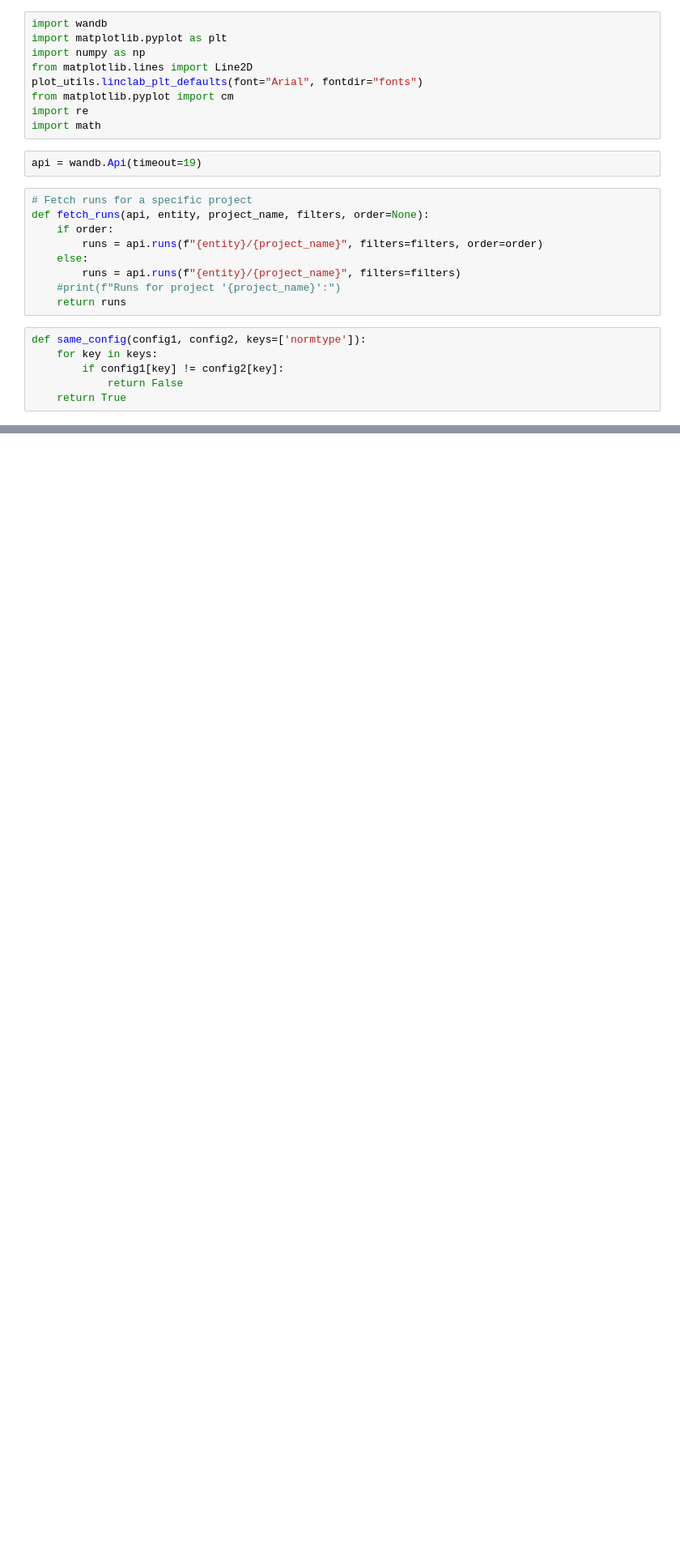
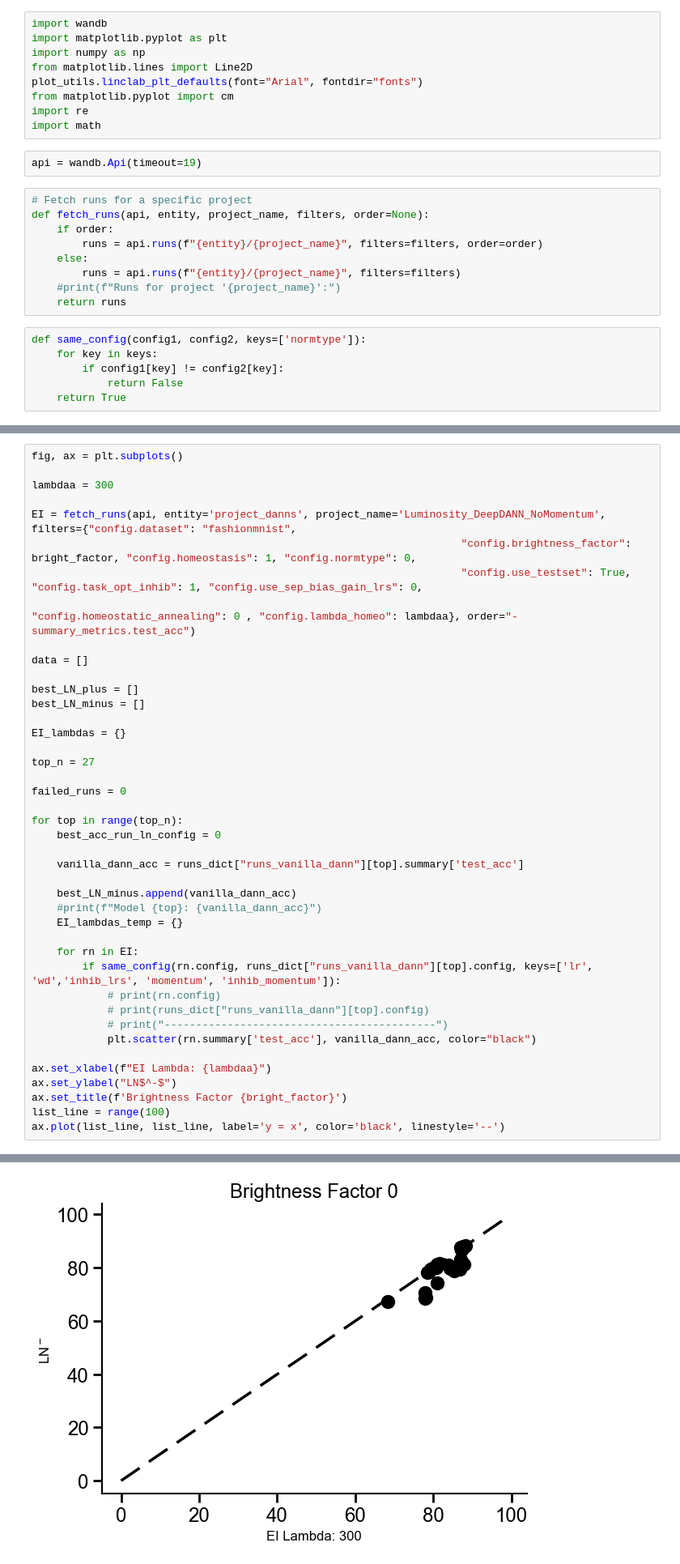
Before and after one commit to RoyHEyono/HomeostaticDANN, a Jupyter notebook: models/dense_mnist_task/notebooks/deep_dann_figures.ipynb, the cells around one changed output, grey strips where cells are left out. Shown at 81% size. Drawn from its saved outputs; the diff is of its cells as text; blank space fills up the shorter version.

Commit message:
Added back annealing functionality, implemented better

```diff
--- a/models/dense_mnist_task/notebooks/deep_dann_figures.ipynb
+++ b/models/dense_mnist_task/notebooks/deep_dann_figures.ipynb
@@ -274,0 +276,43 @@ ax.plot(list_line, list_line, label='y = x', color='black', linestyle='--')
+# %%
+fig, ax = plt.subplots()
+
+lambdaa = 300
+
+EI = fetch_runs(api, entity='project_danns', project_name='Luminosity_DeepDANN_NoMomentum', filters={"config.dataset": "fashionmnist",
+                                                                    "config.brightness_factor": bright_factor, "config.homeostasis": 1, "config.normtype": 0,
+                                                                    "config.use_testset": True, "config.task_opt_inhib": 1, "config.use_sep_bias_gain_lrs": 0,
+                                                                    "config.homeostatic_annealing": 0 , "config.lambda_homeo": lambdaa}, order="-summary_metrics.test_acc")
+
+data = []
+
+best_LN_plus = []
+best_LN_minus = []
+
+EI_lambdas = {}
+
+top_n = 27
+
+failed_runs = 0
+
+for top in range(top_n):
+    best_acc_run_ln_config = 0
+
+    vanilla_dann_acc = runs_dict["runs_vanilla_dann"][top].summary['test_acc']
+
+    best_LN_minus.append(vanilla_dann_acc)
+    #print(f"Model {top}: {vanilla_dann_acc}")
+    EI_lambdas_temp = {}
+
+    for rn in EI:
+        if same_config(rn.config, runs_dict["runs_vanilla_dann"][top].config, keys=['lr', 'wd','inhib_lrs', 'momentum', 'inhib_momentum']):
+            # print(rn.config)
+            # print(runs_dict["runs_vanilla_dann"][top].config)
+            # print("-------------------------------------------")
+            plt.scatter(rn.summary['test_acc'], vanilla_dann_acc, color="black")
+
+ax.set_xlabel(f"EI Lambda: {lambdaa}")
+ax.set_ylabel("LN$^-$")
+ax.set_title(f'Brightness Factor {bright_factor}')
+list_line = range(100)
+ax.plot(list_line, list_line, label='y = x', color='black', linestyle='--')
+# %% [output]
@@ -274,0 +320 @@ ax.plot(list_line, list_line, label='y = x', color='black', linestyle='--')
+[figure, added]
```
Also changed, not shown: parts of 5 cells of this notebook, 2 other files.
